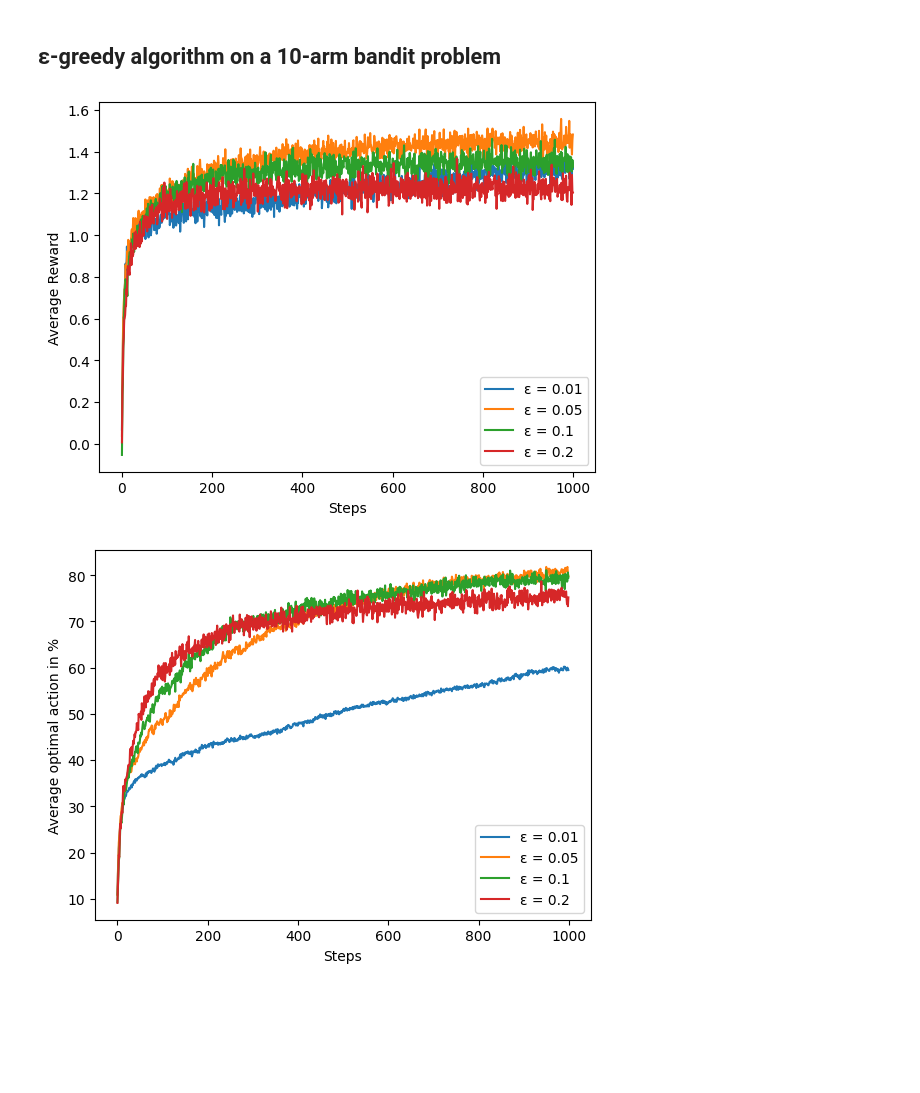
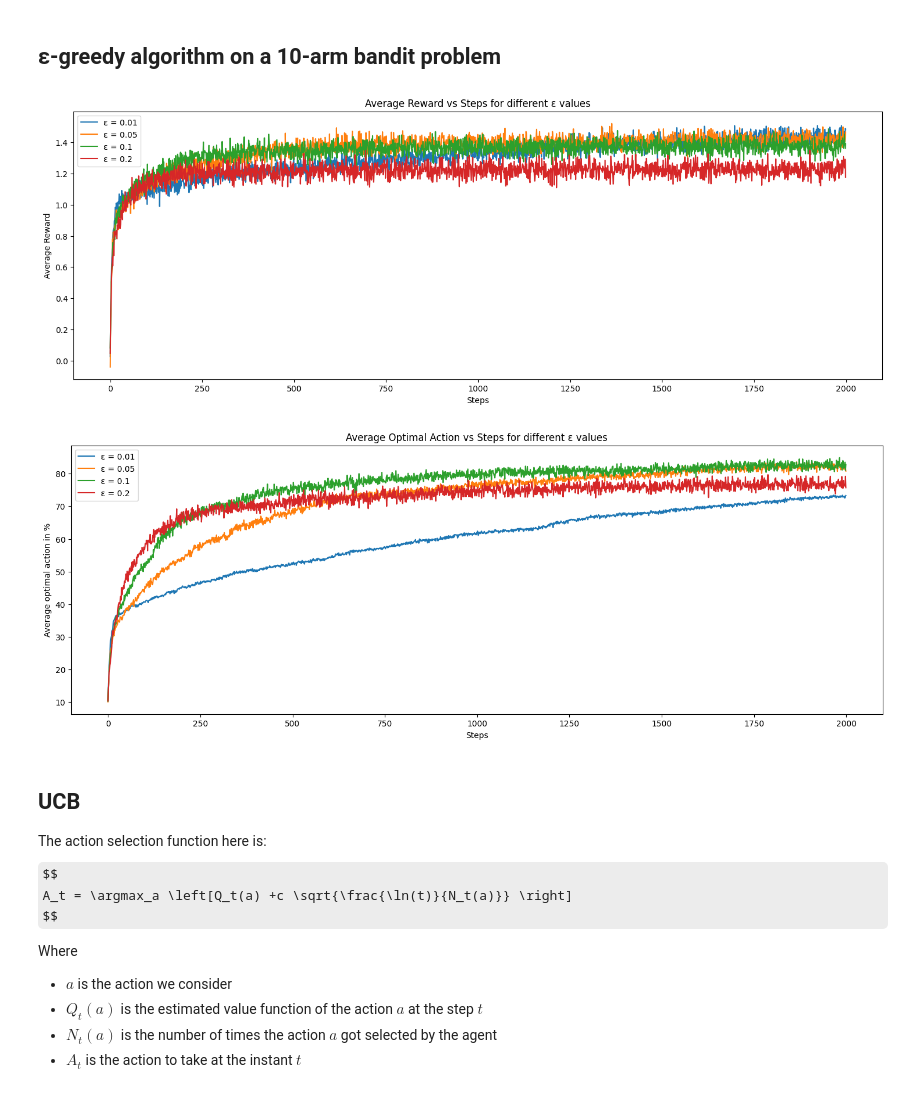
Before and after one commit to QuentinGoulas/Projet-de-mention, a Jupyter notebook: notebook.ipynb, the cells around one changed output. Saved outputs shown, nothing was run; the diff lists cells and outputs as text; code cells hidden in the pictures; some formulas as TeX source; blank space fills up the shorter version.

```diff
--- a/notebook.ipynb
+++ b/notebook.ipynb
@@ -47,7 +47,7 @@ def simulate(bandit, agent, steps):
     return rewards, optimal_action
 
 n_simulation = 1000
-steps = 1000
+steps = 2000
 list_epsilon = np.array([0.01, 0.05, 0.1, 0.2])
 all_rewards = np.zeros((n_simulation, steps, list_epsilon.size))
 all_optimal_arm = np.zeros((n_simulation, steps, list_epsilon.size))
@@ -57,21 +57,38 @@ for i in range(list_epsilon.size):
         bandit = Bandit()
         [all_rewards[k,:,i], all_optimal_arm[k,:,i]] = simulate(bandit,agent,steps)
 # %%
-average_reward = all_rewards.mean(0)
+average_reward_greedy = all_rewards.mean(0)
+plt.figure(figsize=(18, 6))
 for i, epsilon in enumerate(list_epsilon):
-    plt.plot(average_reward[:, i], label=f'ε = {epsilon}')
+    plt.plot(average_reward_greedy[:, i], label=f'ε = {epsilon}')
 plt.xlabel('Steps')
 plt.ylabel('Average Reward')
+plt.title('Average Reward vs Steps for different ε values')
 plt.legend()
 plt.show()
 
 average_optimal_arm = all_optimal_arm.mean(0)
+plt.figure(figsize=(18, 6))
 for i, epsilon in enumerate(list_epsilon):
     plt.plot(average_optimal_arm[:, i]*100, label=f'ε = {epsilon}')
 plt.xlabel('Steps')
 plt.ylabel('Average optimal action in %')
+plt.title('Average Optimal Action vs Steps for different ε values')
 plt.legend()
 plt.show()
 # %% [output]
-[figure, old version]
+[figure, new version]
-[figure, old version]
+[figure, new version]
+# %% [markdown]
+## UCB
+
+The action selection function here is:
+$$
+A_t = \argmax_a \left[Q_t(a) +c \sqrt{\frac{\ln(t)}{N_t(a)}} \right]
+$$
+
+Where
+- $a$ is the action we consider
+- $Q_t(a)$ is the estimated value function of the action $a$ at the step $t$
+- $N_t(a)$ is the number of times the action $a$ got selected by the agent
+- $A_t$ is the action to take at the instant $t$
```
Also changed, not shown: parts of 5 cells of this notebook.
